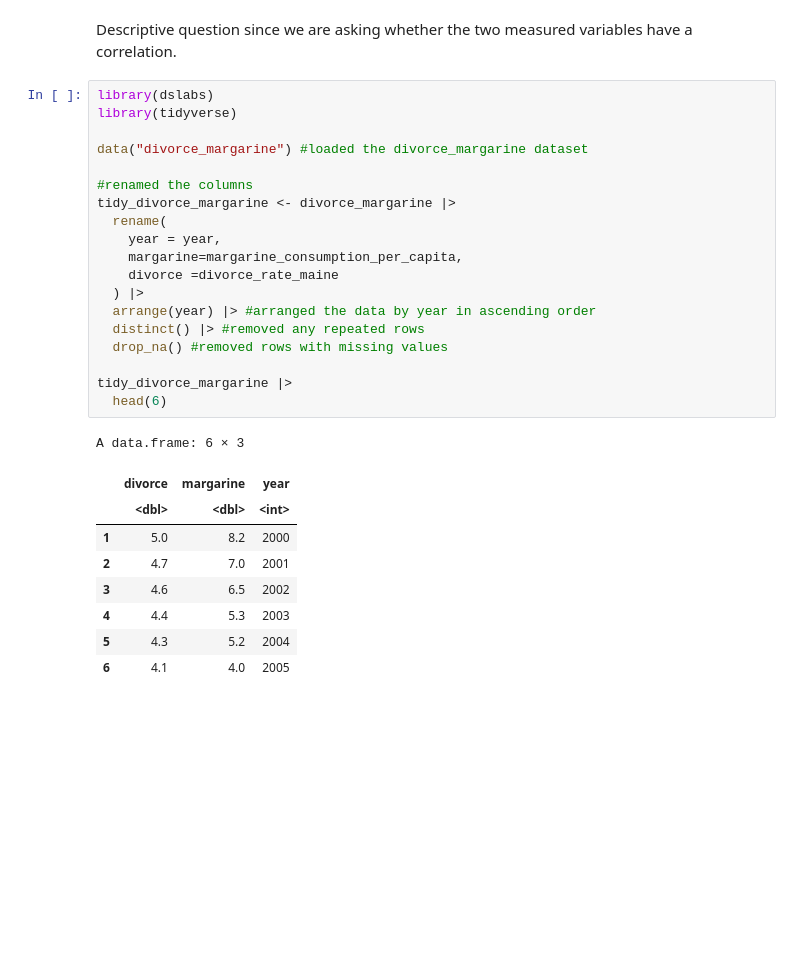
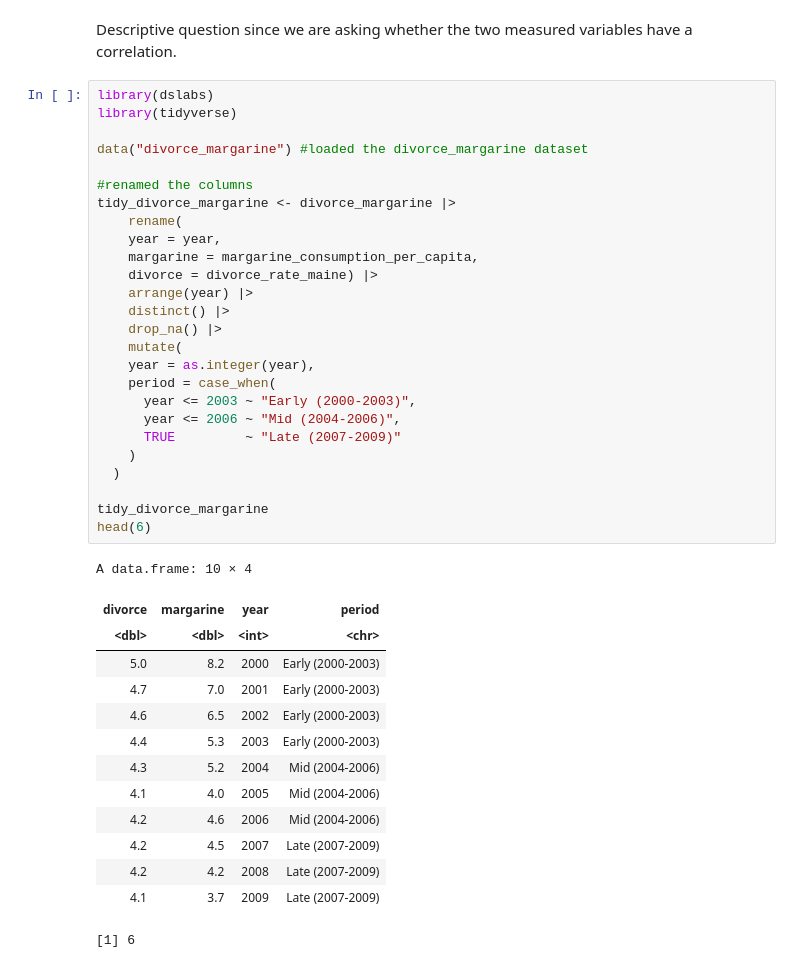
Before and after one commit to tanachilles76/toy_ds_project, a Jupyter notebook: marg_vs_divorce_viz.ipynb, the cells around one changed output. Saved outputs shown, nothing was run; the diff lists cells and outputs as text; blank space fills up the shorter version.

```diff
--- a/marg_vs_divorce_viz.ipynb
+++ b/marg_vs_divorce_viz.ipynb
@@ -82,29 +82,41 @@ Descriptive question since we are asking whether the two measured variables have
 # %%
 library(dslabs)
 library(tidyverse)
 
 data("divorce_margarine") #loaded the divorce_margarine dataset
 
 #renamed the columns
 tidy_divorce_margarine <- divorce_margarine |>
-  rename(
+    rename(
     year = year,
-    margarine=margarine_consumption_per_capita,
-    divorce =divorce_rate_maine
-  ) |>
-  arrange(year) |> #arranged the data by year in ascending order
-  distinct() |> #removed any repeated rows
-  drop_na() #removed rows with missing values
+    margarine = margarine_consumption_per_capita,
+    divorce = divorce_rate_maine) |>
+    arrange(year) |>
+    distinct() |>
+    drop_na() |>
+    mutate(
+    year = as.integer(year),
+    period = case_when(
+      year <= 2003 ~ "Early (2000-2003)",
+      year <= 2006 ~ "Mid (2004-2006)",
+      TRUE         ~ "Late (2007-2009)"
+    )
+  )
 
-tidy_divorce_margarine |>
-  head(6)
+tidy_divorce_margarine
+head(6)
 # %% [output]
-A data.frame: 6 × 3
+A data.frame: 10 × 4
-|  | divorce | margarine | year |
-|  | <dbl> | <dbl> | <int> |
-| 1 | 5.0 | 8.2 | 2000 |
-| 2 | 4.7 | 7.0 | 2001 |
-| 3 | 4.6 | 6.5 | 2002 |
-| 4 | 4.4 | 5.3 | 2003 |
-| 5 | 4.3 | 5.2 | 2004 |
-| 6 | 4.1 | 4.0 | 2005 |
+| divorce | margarine | year | period |
+| <dbl> | <dbl> | <int> | <chr> |
+| 5.0 | 8.2 | 2000 | Early (2000-2003) |
+| 4.7 | 7.0 | 2001 | Early (2000-2003) |
+| 4.6 | 6.5 | 2002 | Early (2000-2003) |
+| 4.4 | 5.3 | 2003 | Early (2000-2003) |
+| 4.3 | 5.2 | 2004 | Mid (2004-2006) |
+| 4.1 | 4.0 | 2005 | Mid (2004-2006) |
+| 4.2 | 4.6 | 2006 | Mid (2004-2006) |
+| 4.2 | 4.5 | 2007 | Late (2007-2009) |
+| 4.2 | 4.2 | 2008 | Late (2007-2009) |
+| 4.1 | 3.7 | 2009 | Late (2007-2009) |
+[1] 6
```
Also changed, not shown: parts of 5 cells of this notebook.
